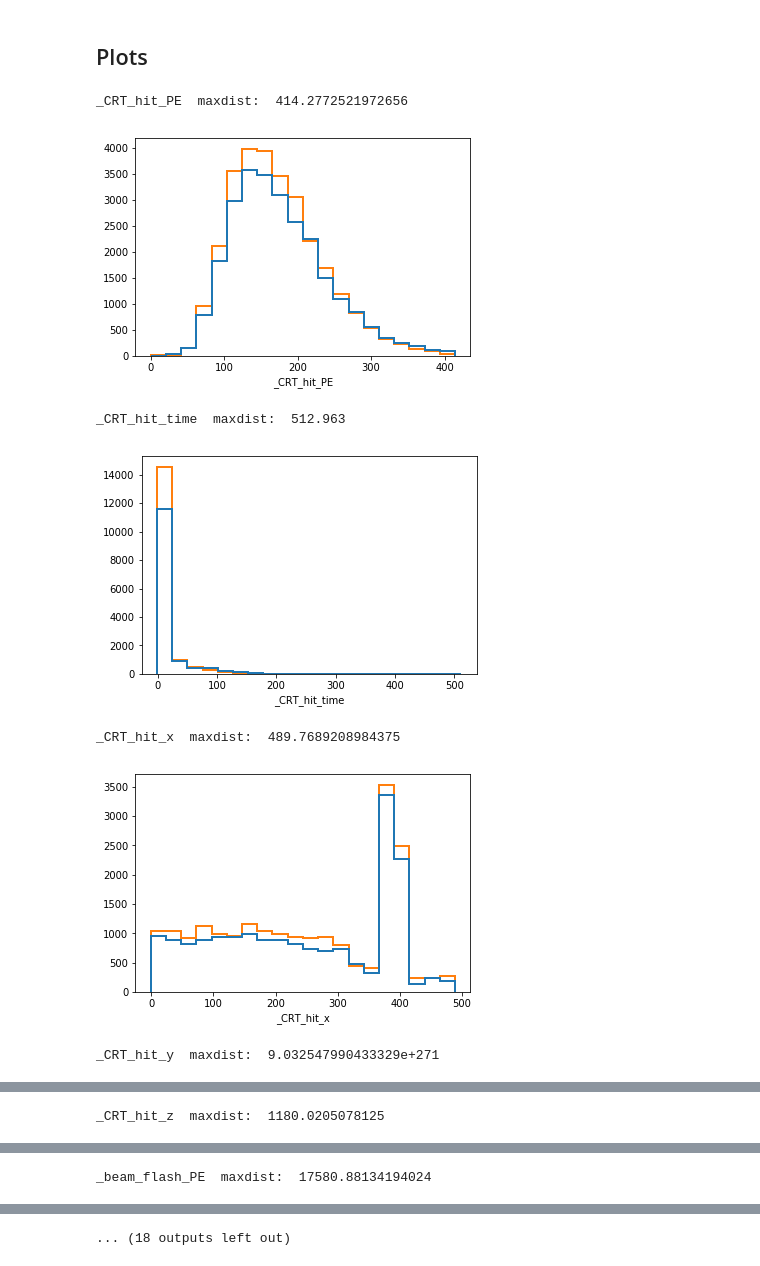
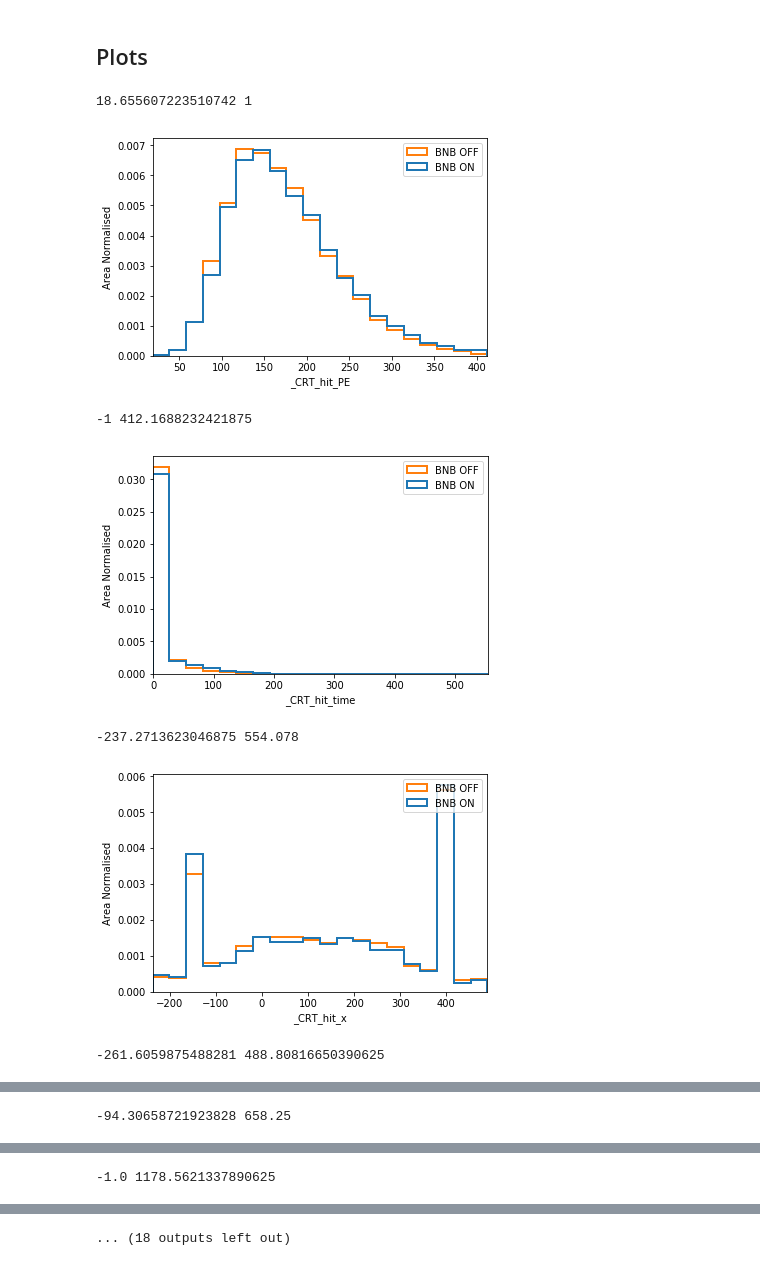
Before and after one commit to Wouter-VDP/CRTVeto, a Jupyter notebook: CRTveto.ipynb, the cells around one changed output, grey strips where cells are left out. Drawn from its saved outputs; the diff is of its cells as text; code cells hidden in the pictures.

Commit message:
plot improvements

```diff
--- a/CRTveto.ipynb
+++ b/CRTveto.ipynb
@@ -63,19 +74,25 @@ Vetoed in Beam OFF:     66.07%.
 # %% [markdown]
 ## Plots
 # %%
-for key in beamOFF.keys():
-    x_min = min(beamOFF[key])
-    if x_min < -1:
+labels = ['BNB ON','BNB OFF']
+
+for key in beamOFF.columns:
+    x_min = min(beamON[key])
+    if x_min < -900:
         x_min=-1     # Trick to avoid default large negative values to mess up plots
-    x_max = max(beamOFF[key])
-    plt.hist([beamON[key] , beamOFF[key]],range=(x_min,x_max),bins=20, histtype='step', lw=2)
+    x_max = max(beamON[key])
+    plt.hist([beamON[key] , beamOFF[key]],range=(x_min,x_max)
+             ,bins=20, histtype='step', lw=2, density=1, label=labels)
+    plt.ylabel('Area Normalised')
     plt.xlabel(key)
+    plt.xlim(x_min,x_max)
+    plt.legend(loc=0)
     plt.show()
 # %% [output]
-_CRT_hit_PE  maxdist:  414.2772521972656
+18.655607223510742 1
-[figure, old version]
+[figure, new version]
-_CRT_hit_time  maxdist:  512.963
+-1 412.1688232421875
-[figure, old version]
+[figure, new version]
-_CRT_hit_x  maxdist:  489.7689208984375
+-237.2713623046875 554.078
-[figure, old version]
+[figure, new version]
-_CRT_hit_y  maxdist:  9.032547990433329e+271
+-261.6059875488281 488.80816650390625
@@ -83 +100 @@ _CRT_hit_y  maxdist:  9.032547990433329e+271
-_CRT_hit_z  maxdist:  1180.0205078125
+-94.30658721923828 658.25
@@ -85 +102 @@ _CRT_hit_z  maxdist:  1180.0205078125
-_beam_flash_PE  maxdist:  17580.88134194024
+-1.0 1178.5621337890625
```
Also changed, not shown: parts of 3 cells of this notebook.
